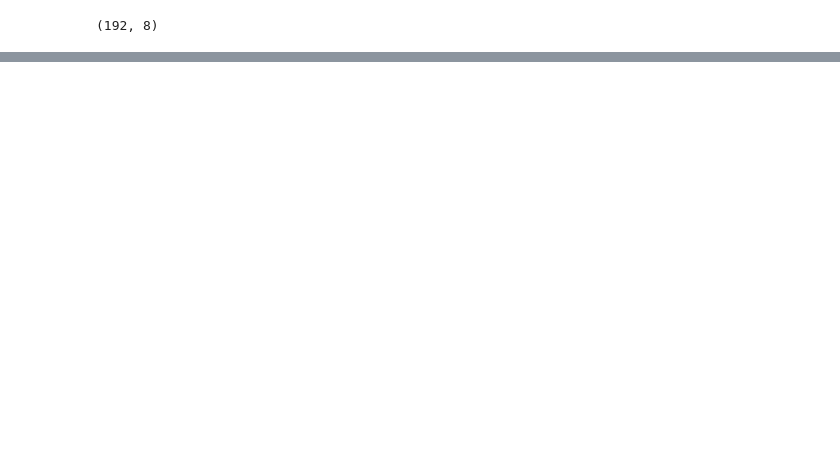
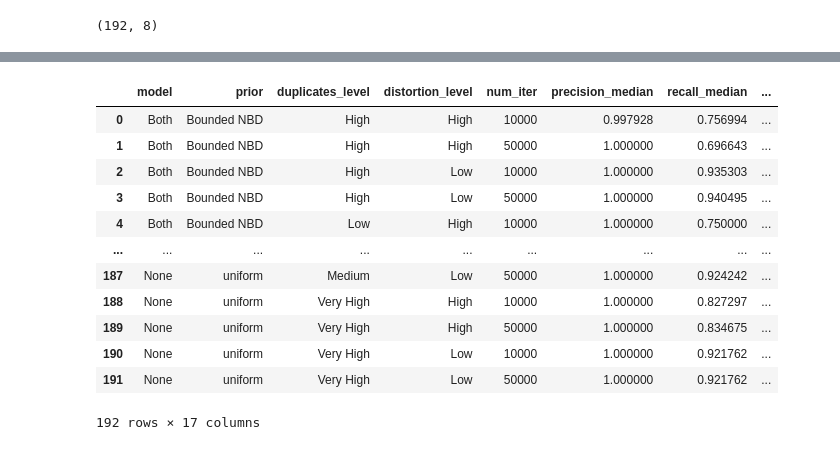
Before and after one commit to Emily0630/exchanger_data_collector, a Jupyter notebook: test.ipynb, the cells around one changed output, grey strips where cells are left out. Drawn from its saved outputs; the diff is of its cells as text; code cells hidden in the pictures; blank space fills up the shorter version.

```diff
--- a/test.ipynb
+++ b/test.ipynb
@@ -301,0 +404,9 @@ combined_data.to_csv("clean_data.csv")
+# %%
+# Assuming that 'combined_data_median' is your main DataFrame and 'bounds_df' is the DataFrame with the bounds
+# Merge the two DataFrames on the common columns
+merged_data = pd.merge(combined_data_median, bounds_df,
+                       on=['model', 'prior', 'duplicates_level', 'distortion_level', 'num_iter'],
+                       how='left')
+
+# Display the merged DataFrame
+print(merged_data.head())
@@ -301,0 +431,18 @@ combined_data.to_csv("clean_data.csv")
+# %%
+pd.set_option('display.max_rows', 10)
+# %%
+merged_data
+# %% [output]
+|  | model | prior | duplicates_level | distortion_level | num_iter | precision_median | recall_median | ... |
+| 0 | Both | Bounded NBD | High | High | 10000 | 0.997928 | 0.756994 | ... |
+| 1 | Both | Bounded NBD | High | High | 50000 | 1.000000 | 0.696643 | ... |
+| 2 | Both | Bounded NBD | High | Low | 10000 | 1.000000 | 0.935303 | ... |
+| 3 | Both | Bounded NBD | High | Low | 50000 | 1.000000 | 0.940495 | ... |
+| 4 | Both | Bounded NBD | Low | High | 10000 | 1.000000 | 0.750000 | ... |
+| ... | ... | ... | ... | ... | ... | ... | ... | ... |
+| 187 | None | uniform | Medium | Low | 50000 | 1.000000 | 0.924242 | ... |
+| 188 | None | uniform | Very High | High | 10000 | 1.000000 | 0.827297 | ... |
+| 189 | None | uniform | Very High | High | 50000 | 1.000000 | 0.834675 | ... |
+| 190 | None | uniform | Very High | Low | 10000 | 1.000000 | 0.921762 | ... |
+| 191 | None | uniform | Very High | Low | 50000 | 1.000000 | 0.921762 | ... |
+192 rows × 17 columns
```
Also changed, not shown: parts of 8 cells of this notebook, 9 other files.
